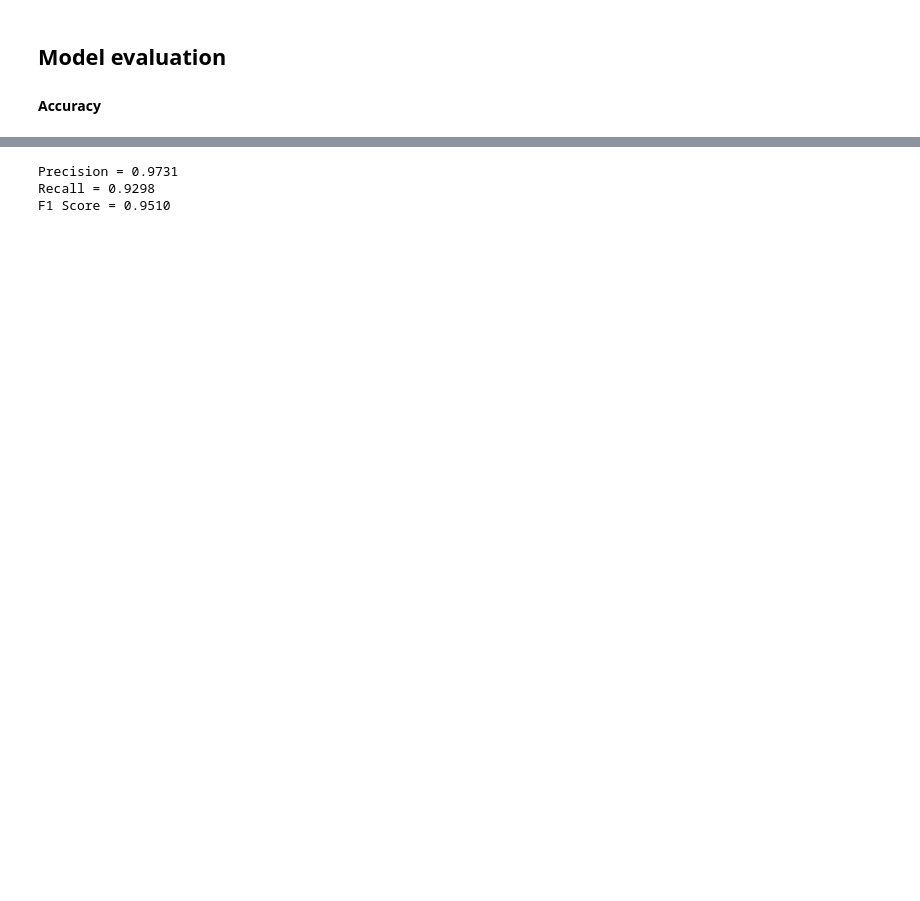
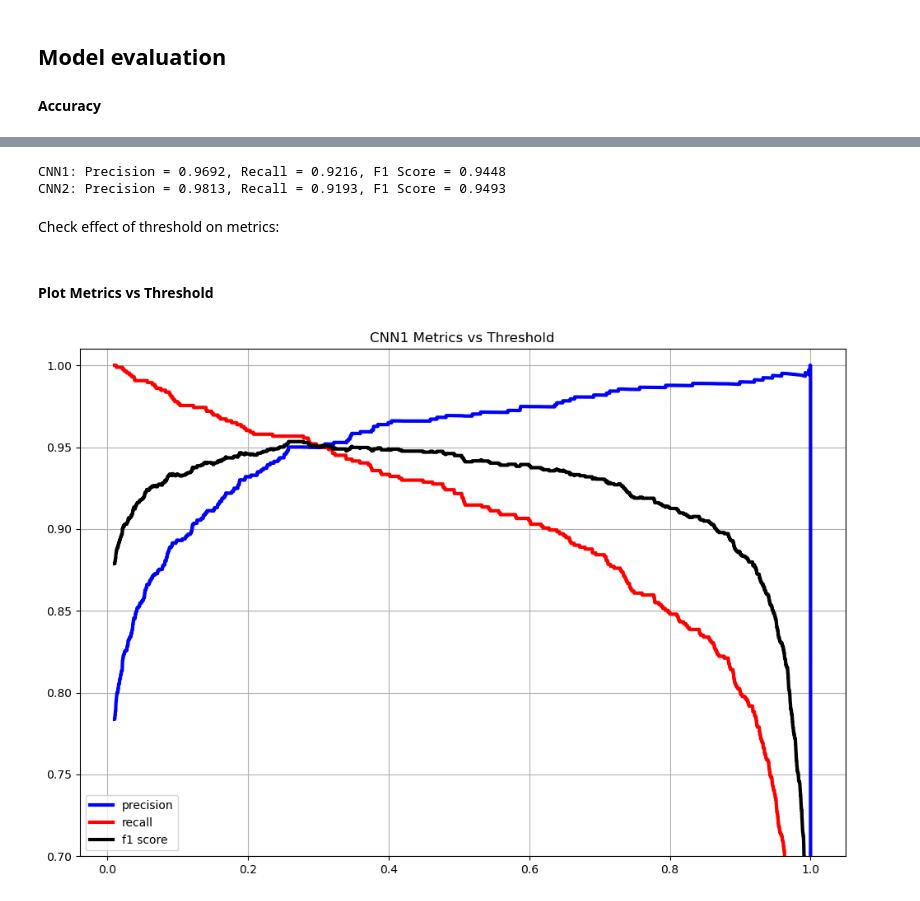
Before and after one commit to gaturpin/xray-pneumonia, a Jupyter notebook: 3-analysis.ipynb, the cells around one changed output, grey strips where cells are left out. Drawn from its saved outputs; the diff is of its cells as text; code cells hidden in the pictures; blank space fills up the shorter version.

Commit message:
two complete models and some analysis

```diff
--- a/3-analysis.ipynb
+++ b/3-analysis.ipynb
@@ -15,5 +8,5 @@ To enable the following instructions: AVX2 FMA, in other operations, rebuild Ten
 # %%
-x_test, y_test = analysis.LoadData('data/test/',['normal', 'pneumonia'], img_size = 250)
+x_test, y_test = analysis.LoadData('data/test/',['normal', 'pneumonia'], img_size = 512)
 # %% [output]
 data/test/normal
 data/test/pneumonia
@@ -66,10 +42,52 @@ tf accuracy = 0.9298
 # %%
-precision, recall, f1 = analysis.MetricsCalc(y_pred, y_test)
+precision_cnn1, recall_cnn1, f1_cnn1, fpr_cnn1 = analysis.MetricsCalc(analysis.yPred(predictions1, thresh = 0.5), y_test)
+precision_cnn2, recall_cnn2, f1_cnn2, fpr_cnn2 = analysis.MetricsCalc(analysis.yPred(predictions2, thresh = 0.5), y_test)
+print(f'CNN1: Precision = {precision_cnn1:.4f}, Recall = {recall_cnn1:.4f}, F1 Score = {f1_cnn1:.4f}')
+print(f'CNN2: Precision = {precision_cnn2:.4f}, Recall = {recall_cnn2:.4f}, F1 Score = {f1_cnn2:.4f}')
+# %% [output]
+CNN1: Precision = 0.9692, Recall = 0.9216, F1 Score = 0.9448
+CNN2: Precision = 0.9813, Recall = 0.9193, F1 Score = 0.9493
-# %%
-print(f'Precision = {precision:.4f}')
-print(f'Recall = {recall:.4f}')
-print(f'F1 Score = {f1:.4f}')
-# %% [output]
-Precision = 0.9731
-Recall = 0.9298
-F1 Score = 0.9510
+# %% [markdown]
+Check effect of threshold on metrics:
+# %%
+threshold_arr = np.linspace(0.01,1,10000)
+metrics_cnn1 = {'precision':np.zeros(len(threshold_arr)),
+                'recall':np.zeros(len(threshold_arr)),
+                'f1':np.zeros(len(threshold_arr)),
+                'fpr':np.zeros(len(threshold_arr))}
+
+metrics_cnn2 = {'precision':np.zeros(len(threshold_arr)),
+                'recall':np.zeros(len(threshold_arr)),
+                'f1':np.zeros(len(threshold_arr)),
+                'fpr':np.zeros(len(threshold_arr))}
+
+for i, thresh in enumerate(threshold_arr):
+    precision_cnn1, recall_cnn1, f1_cnn1, fpr_cnn1 = analysis.MetricsCalc(analysis.yPred(predictions1, thresh = thresh), y_test)
+    precision_cnn2, recall_cnn2, f1_cnn2, fpr_cnn2 = analysis.MetricsCalc(analysis.yPred(predictions2, thresh = thresh), y_test)
+    #Store metrics
+    #CNN1
+    metrics_cnn1['precision'][i] = precision_cnn1
+    metrics_cnn1['recall'][i] = recall_cnn1
+    metrics_cnn1['f1'][i] = f1_cnn1
+    metrics_cnn1['fpr'][i] = fpr_cnn1
+
+    #CNN2
+    metrics_cnn2['precision'][i] = precision_cnn2
+    metrics_cnn2['recall'][i] = recall_cnn2
+    metrics_cnn2['f1'][i] = f1_cnn2
+    metrics_cnn2['fpr'][i] = fpr_cnn2
+# %% [markdown]
+#### Plot Metrics vs Threshold
+# %%
+plt.figure(figsize = (12,8))
+plt.plot(threshold_arr, metrics_cnn1['precision'], label = 'precision', linewidth = 3, color ='blue', )
+plt.plot(threshold_arr, metrics_cnn1['recall'], label = 'recall', linewidth = 3, color = 'red')
+plt.plot(threshold_arr, metrics_cnn1['f1'], label = 'f1 score', linewidth = 3, color = 'black')
+plt.ylim(0.7,1.01)
+plt.grid()
+plt.legend()
+plt.title('CNN1 Metrics vs Threshold')
+plt.show()
+plt.close()
+# %% [output]
+[figure, added]
```
Also changed, not shown: parts of 18 cells of this notebook, 5 other files.
